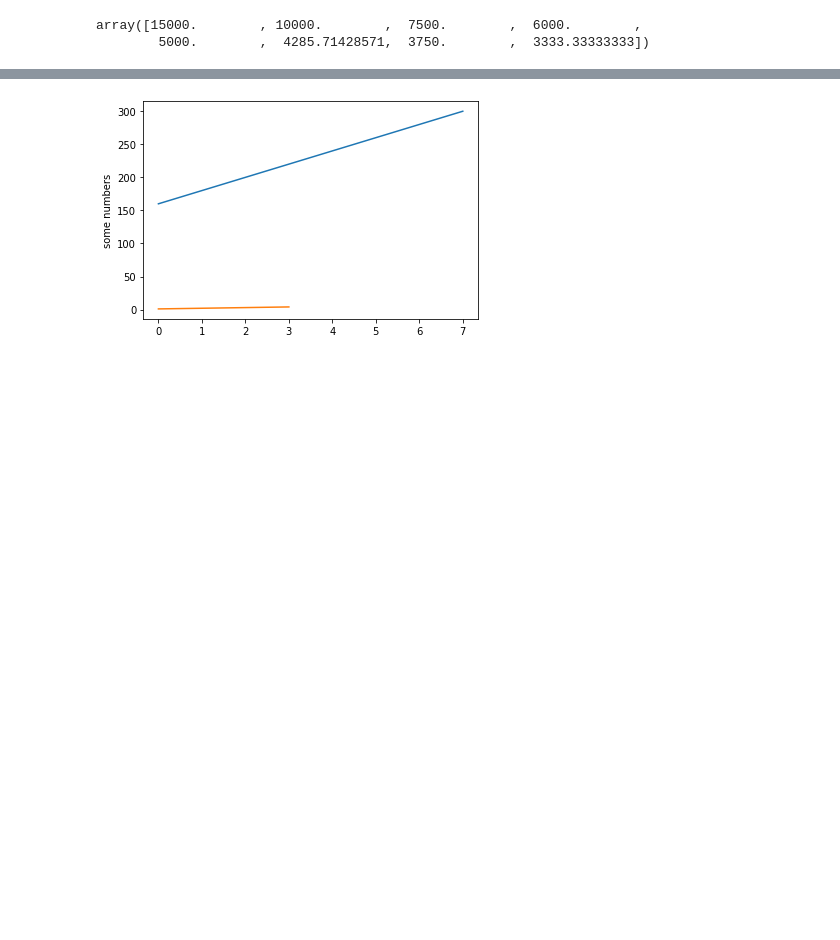
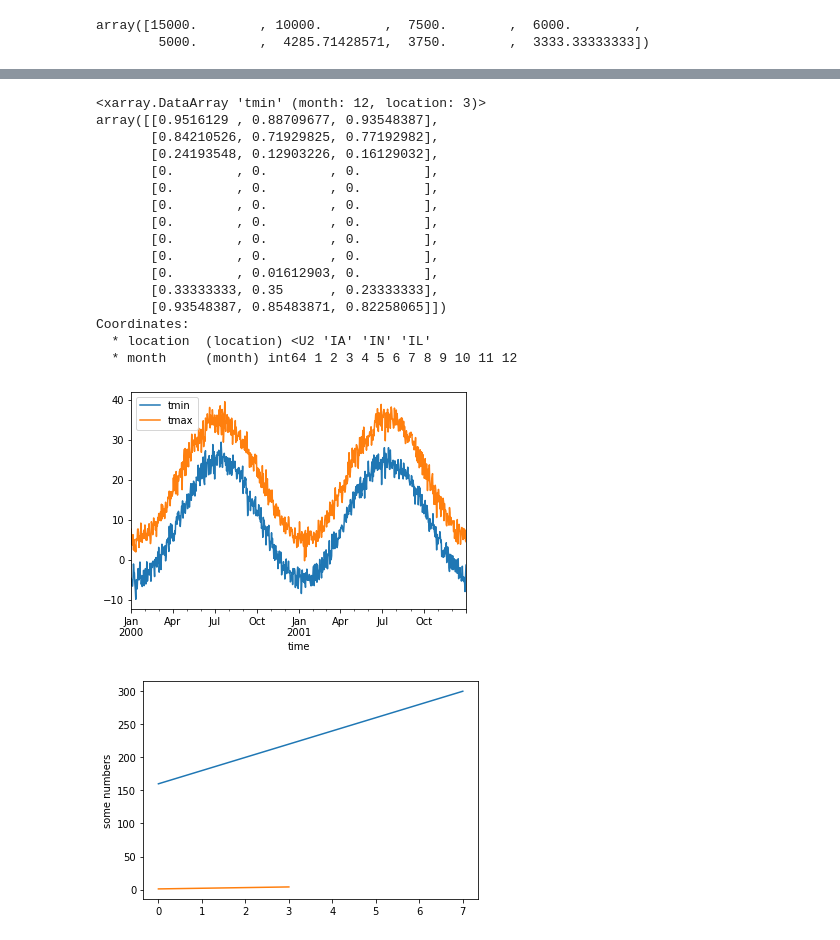
Before and after one commit to MarcoDona-CLTs/my-first-binder, a Jupyter notebook: FrameOptimization.ipynb, the cells around one changed output, grey strips where cells are left out. Cells and saved outputs as stored; diff of their text form; code cells hidden in the pictures; blank space fills up the shorter version.

```diff
--- a/FrameOptimization.ipynb
+++ b/FrameOptimization.ipynb
@@ -301,3 +267,10 @@ Dx
 # %% [output]
 array([15000.        , 10000.        ,  7500.        ,  6000.        ,
         5000.        ,  4285.71428571,  3750.        ,  3333.33333333])
+# %%
+np.random.seed(123)
+
+xr.set_options(display_style="html")
+
+times = pd.date_range("2000-01-01", "2001-12-31", name="time")
+annual_cycle = np.sin(2 * np.pi * (times.dayofyear.values / 365.25 - 0.28))
@@ -303,0 +329,3 @@ array([15000.        , 10000.        ,  7500.        ,  6000.        ,
+# %%
+df = xr.DataArray(Volume_Matrix)
+df
@@ -303,0 +444,26 @@ array([15000.        , 10000.        ,  7500.        ,  6000.        ,
+# %%
+import numpy as np
+import pandas as pd
+
+import xarray as xr
+
+np.random.seed(123)
+
+xr.set_options(display_style="html")
+
+times = pd.date_range("2000-01-01", "2001-12-31", name="time")
+annual_cycle = np.sin(2 * np.pi * (times.dayofyear.values / 365.25 - 0.28))
+
+base = 10 + 15 * annual_cycle.reshape(-1, 1)
+tmin_values = base + 3 * np.random.randn(annual_cycle.size, 3)
+tmax_values = base + 10 + 3 * np.random.randn(annual_cycle.size, 3)
+
+ds = xr.Dataset(
+    {
+        "tmin": (("time", "location"), tmin_values),
+        "tmax": (("time", "location"), tmax_values),
+    },
+    {"time": times, "location": ["IA", "IN", "IL"]},
+)
+
+ds
@@ -304,3 +481,27 @@ array([15000.        , 10000.        ,  7500.        ,  6000.        ,
+# %%
+df.describe()
+ds.mean(dim="location").to_dataframe().plot()
+
+freeze = (ds["tmin"] <= 0).groupby("time.month").mean("time")
+freeze
+# %% [output]
+<xarray.DataArray 'tmin' (month: 12, location: 3)>
+array([[0.9516129 , 0.88709677, 0.93548387],
+       [0.84210526, 0.71929825, 0.77192982],
+       [0.24193548, 0.12903226, 0.16129032],
+       [0.        , 0.        , 0.        ],
+       [0.        , 0.        , 0.        ],
+       [0.        , 0.        , 0.        ],
+       [0.        , 0.        , 0.        ],
+       [0.        , 0.        , 0.        ],
+       [0.        , 0.        , 0.        ],
+       [0.        , 0.01612903, 0.        ],
+       [0.33333333, 0.35      , 0.23333333],
+       [0.93548387, 0.85483871, 0.82258065]])
+Coordinates:
+  * location  (location) <U2 'IA' 'IN' 'IL'
+  * month     (month) int64 1 2 3 4 5 6 7 8 9 10 11 12
+[figure, added]
 # %%
 plt.plot(t_CLT)
 
```
Also changed, not shown: parts of 21 cells of this notebook.
